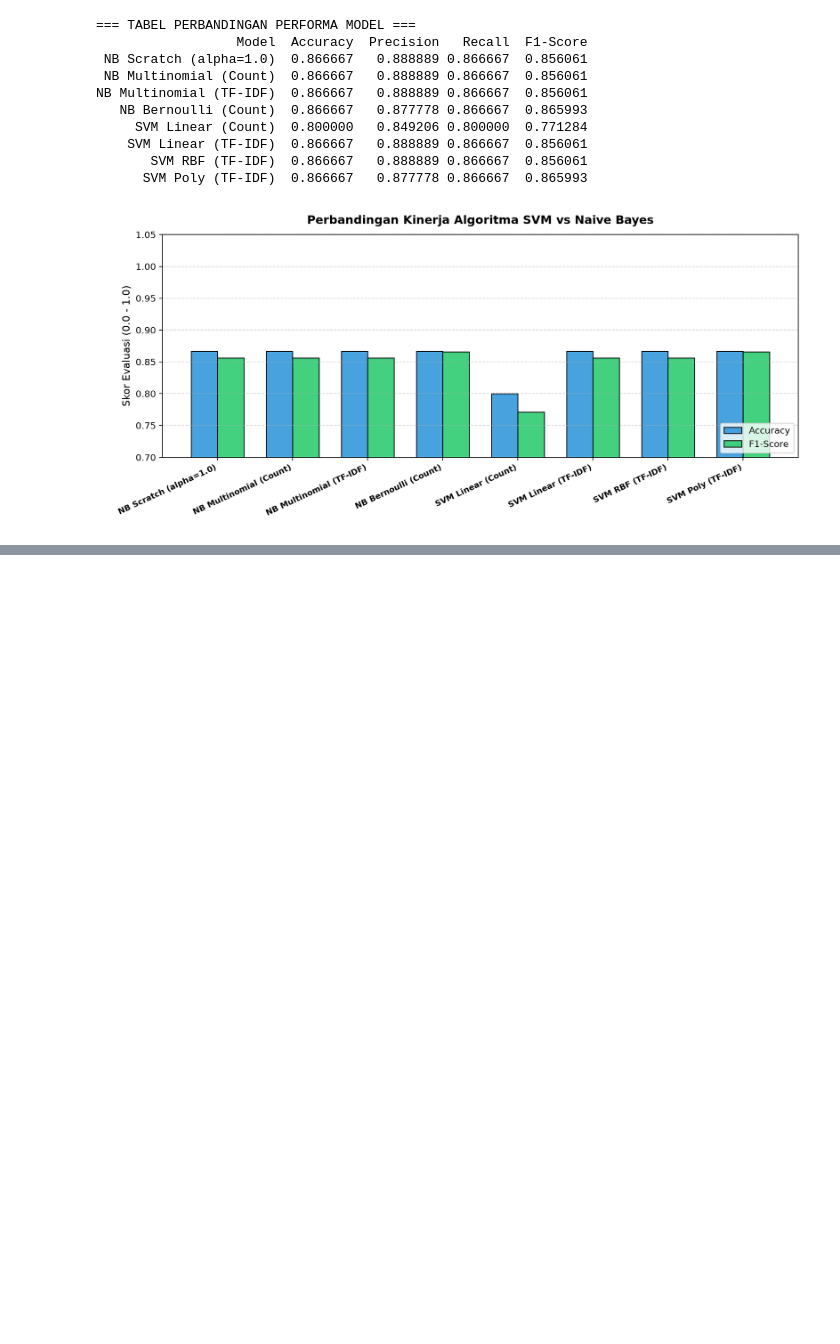
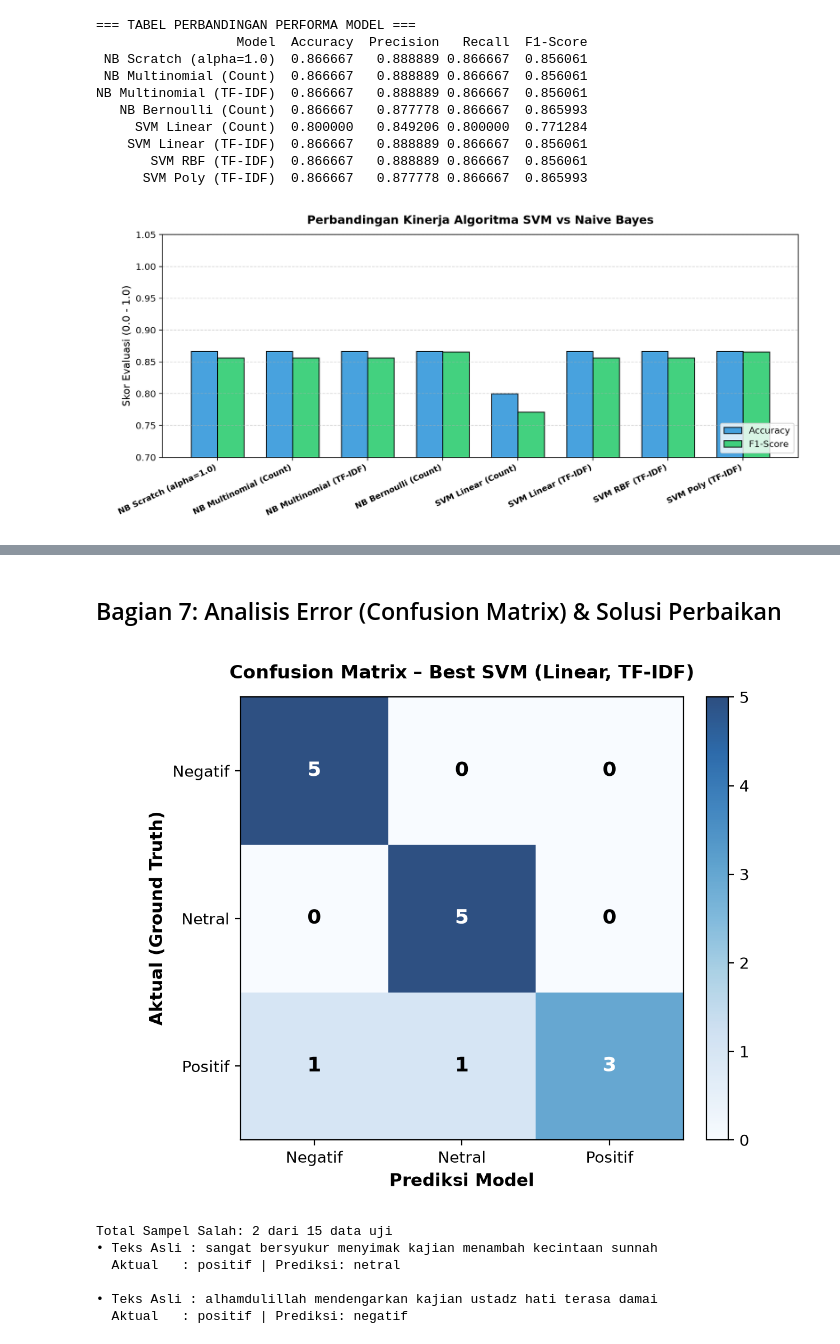
Before and after one commit to arifianilhamnrr/pertemuan5-tugas-svm-naivebayes, a Jupyter notebook: Tugas_Praktikum_SVM_Naive_Bayes.ipynb, the cells around one changed output, grey strips where cells are left out. Cells and saved outputs as stored; diff of their text form; code cells hidden in the pictures; blank space fills up the shorter version.

Commit message:
feat(notebook): add hyperparameter tuning, error analysis, and Islamic ethics reflection

```diff
--- a/Tugas_Praktikum_SVM_Naive_Bayes.ipynb
+++ b/Tugas_Praktikum_SVM_Naive_Bayes.ipynb
@@ -348,0 +400,34 @@ plt.show()
+# %% [markdown]
+## Bagian 7: Analisis Error (Confusion Matrix) & Solusi Perbaikan
+# %%
+cm = confusion_matrix(y_test, pred_best_svm, labels=['negatif', 'netral', 'positif'])
+plt.figure(figsize=(6, 5))
+plt.imshow(cm, cmap='Blues', alpha=0.85)
+plt.colorbar(fraction=0.046, pad=0.04)
+plt.title('Confusion Matrix – Best SVM (Linear, TF-IDF)', fontsize=12, fontweight='bold', pad=12)
+plt.xlabel('Prediksi Model', fontsize=11, fontweight='bold')
+plt.ylabel('Aktual (Ground Truth)', fontsize=11, fontweight='bold')
+plt.xticks([0, 1, 2], ['Negatif', 'Netral', 'Positif'], fontsize=10)
+plt.yticks([0, 1, 2], ['Negatif', 'Netral', 'Positif'], fontsize=10)
+for i in range(3):
+    for j in range(3):
+        val = cm[i, j]
+        color = 'white' if val > cm.max()/2 else 'black'
+        plt.text(j, i, str(val), ha='center', va='center', color=color, fontsize=13, fontweight='bold')
+plt.tight_layout()
+plt.show()
+
+# Identifikasi Kesalahan Prediksi
+errors = y_test != pred_best_svm
+print(f"Total Sampel Salah: {sum(errors)} dari {len(y_test)} data uji")
+for idx in np.where(errors)[0]:
+    print(f"• Teks Asli : {X_test_text[idx]}")
+    print(f"  Aktual   : {y_test[idx]} | Prediksi: {pred_best_svm[idx]}\n")
+# %% [output]
+[figure, added]
+Total Sampel Salah: 2 dari 15 data uji
+• Teks Asli : sangat bersyukur menyimak kajian menambah kecintaan sunnah
+  Aktual   : positif | Prediksi: netral
+
+• Teks Asli : alhamdulillah mendengarkan kajian ustadz hati terasa damai
+  Aktual   : positif | Prediksi: negatif
```
Also changed, not shown: parts of 7 cells of this notebook.
